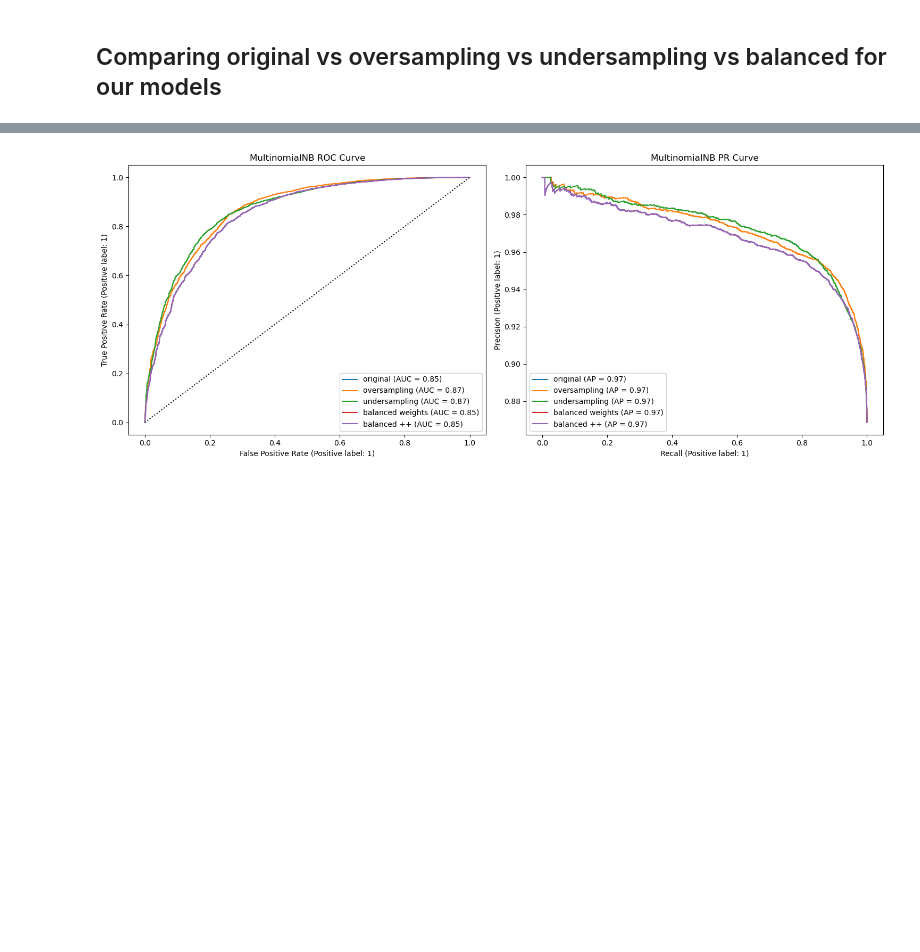
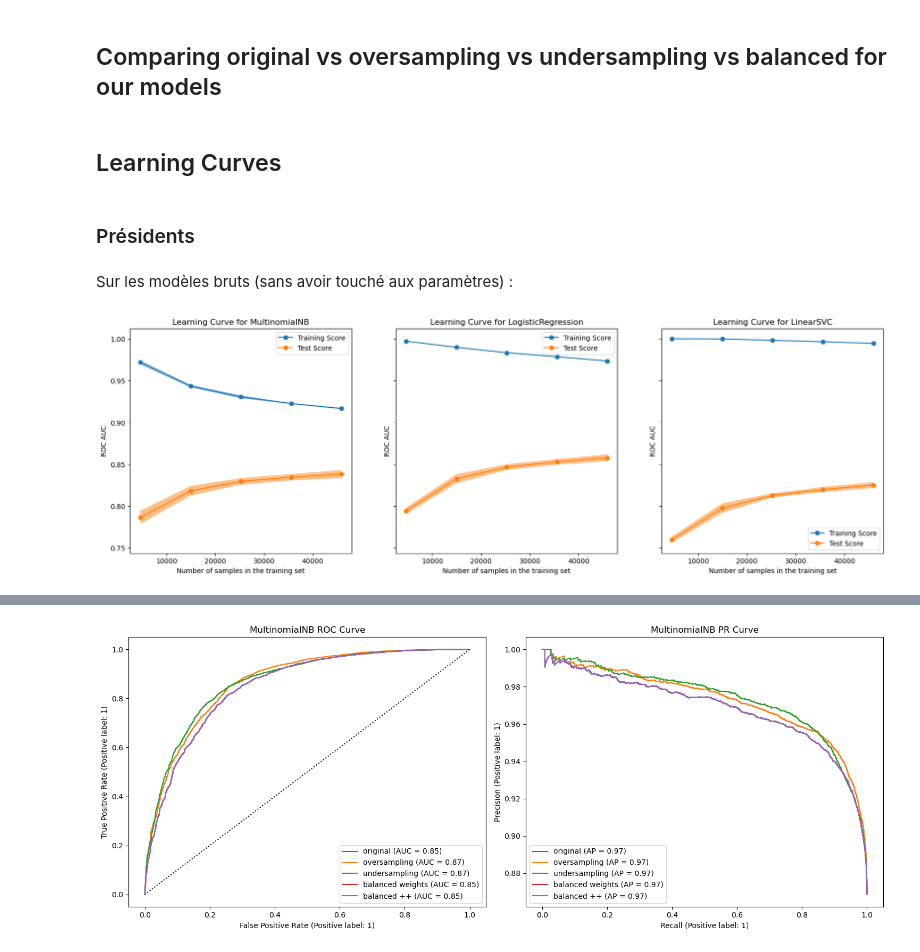
Before and after one commit to CharlesAttend/RITAL-Projet1, a Jupyter notebook: part1_speaker_recognition/notebooks/ROC-Exploration-Imbalanced-Learning.ipynb, the cells around one changed output, grey strips where cells are left out. Drawn from its saved outputs; the diff is of its cells as text; code cells hidden in the pictures; blank space fills up the shorter version.

```diff
--- a/part1_speaker_recognition/notebooks/ROC-Exploration-Imbalanced-Learning.ipynb
+++ b/part1_speaker_recognition/notebooks/ROC-Exploration-Imbalanced-Learning.ipynb
@@ -155,3 +155,38 @@ def make_pipeline(mode, model):
     #     return make_imb_pipeline(CountVectorizer(), model(C=10))
     # elif mode == "balanced + regularization" and model.__name__ == "MultinomialNB":
     #     return make_imb_pipeline(CountVectorizer(), model(fit_prior=True, alpha=0.5))
+# %% [markdown]
+## Learning Curves
+# %% [markdown]
+### Présidents
+# %% [markdown]
+Sur les modèles bruts (sans avoir touché aux paramètres) :
+# %%
+from sklearn.model_selection import LearningCurveDisplay, ShuffleSplit
+
+common_params = {
+    "X": X,
+    "y": y,
+    "train_sizes": np.linspace(0.1, 1.0, 5),
+    "cv": 5,
+    "score_type": "both",
+    "n_jobs": 4,
+    "line_kw": {"marker": "o"},
+    "std_display_style": "fill_between",
+    "scoring": "roc_auc",
+    "score_name": "ROC AUC",
+}
+
+
+models = [MultinomialNB, LogisticRegression, LinearSVC]
+
+fig, ax = plt.subplots(nrows=1, ncols=3, figsize=(20, 6), sharey=True)
+
+for ax_idx, model in enumerate(models):
+    pipeline = make_pipeline("original", model)
+    LearningCurveDisplay.from_estimator(pipeline, **common_params, ax=ax[ax_idx])
+    handles, label = ax[ax_idx].get_legend_handles_labels()
+    ax[ax_idx].legend(handles[:2], ["Training Score", "Test Score"])
+    ax[ax_idx].set_title(f"Learning Curve for {model.__name__}")
+# %% [output]
+[figure, added]
```
Also changed, not shown: parts of 6 cells of this notebook, 17 other files.
